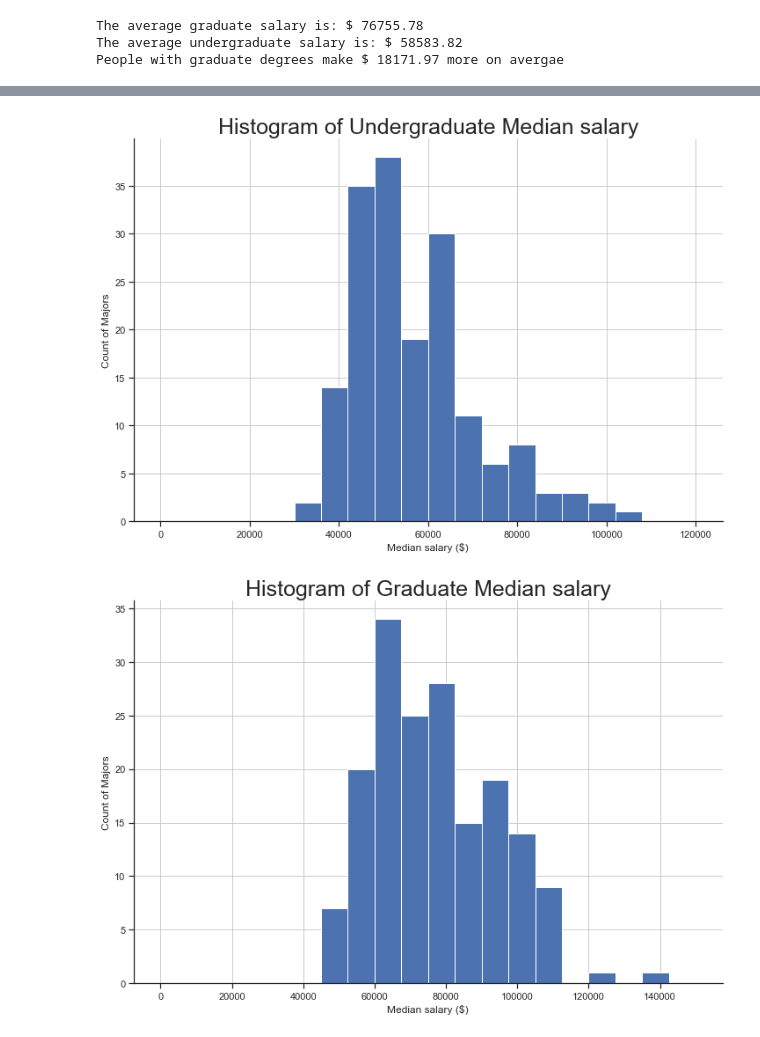
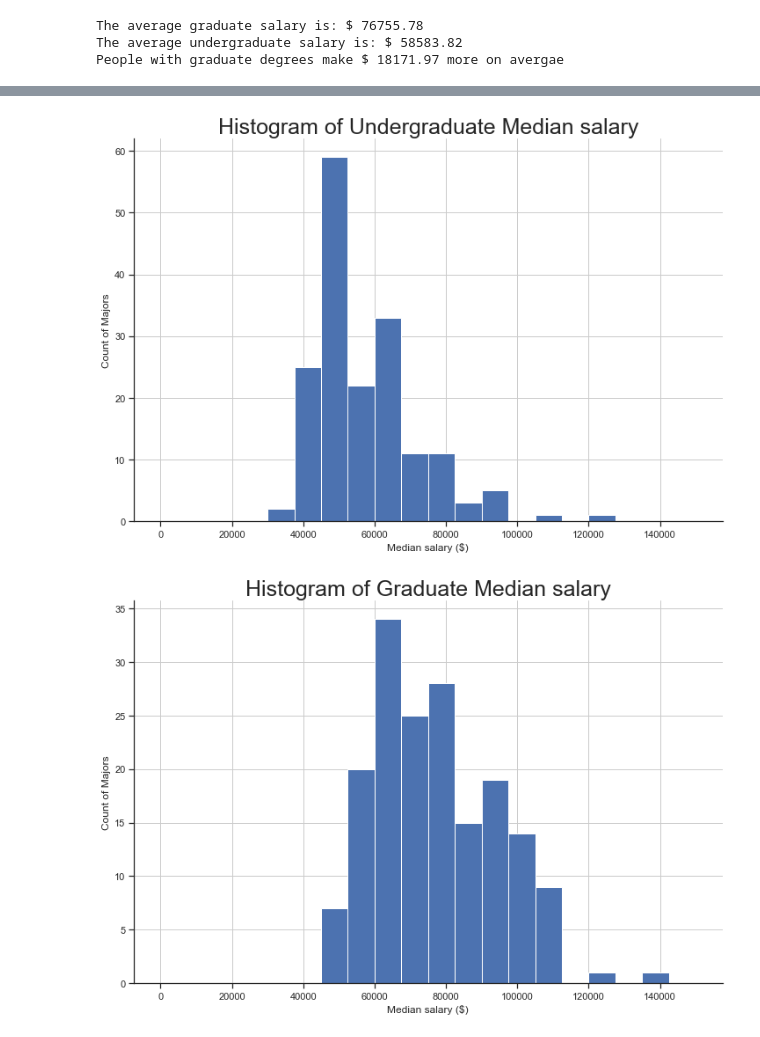
Before and after one commit to jhaarala23/dasc2103project, a Jupyter notebook: college_majors_project.ipynb, the cells around one changed output, grey strips where cells are left out. Drawn from its saved outputs; the diff is of its cells as text; code cells hidden in the pictures.

```diff
--- a/college_majors_project.ipynb
+++ b/college_majors_project.ipynb
@@ -80,16 +84,16 @@ sns.set_theme(style="ticks", rc=custom_params)
 # %%
 # Create a histogram that shows the distribution of median Undergraduate salaries
-salary_hist = majors['Median'].hist(bins=20, range=(0, 120000), figsize=(12,8))
+salary_hist = majors['Median'].hist(bins=20, range=(0, 150000), figsize=(12,8))
 
 # Give the graph a title and axis labels
 salary_hist.set_title("Histogram of Undergraduate Median salary")
 salary_hist.set_xlabel("Median salary ($)")
 salary_hist.set_ylabel("Count of Majors")
 
 # Show the graph
 plt.show()
 # %% [output]
-[figure, old version]
+[figure, new version]
 # %%
 # Create a histogram that shows the distribution of median Graduate salaries
 grad_salary_hist = grad_df['Grad_median'].hist(bins=20, range=(0, 150000), figsize=(12,8))
```
Also changed, not shown: parts of 16 cells of this notebook.
